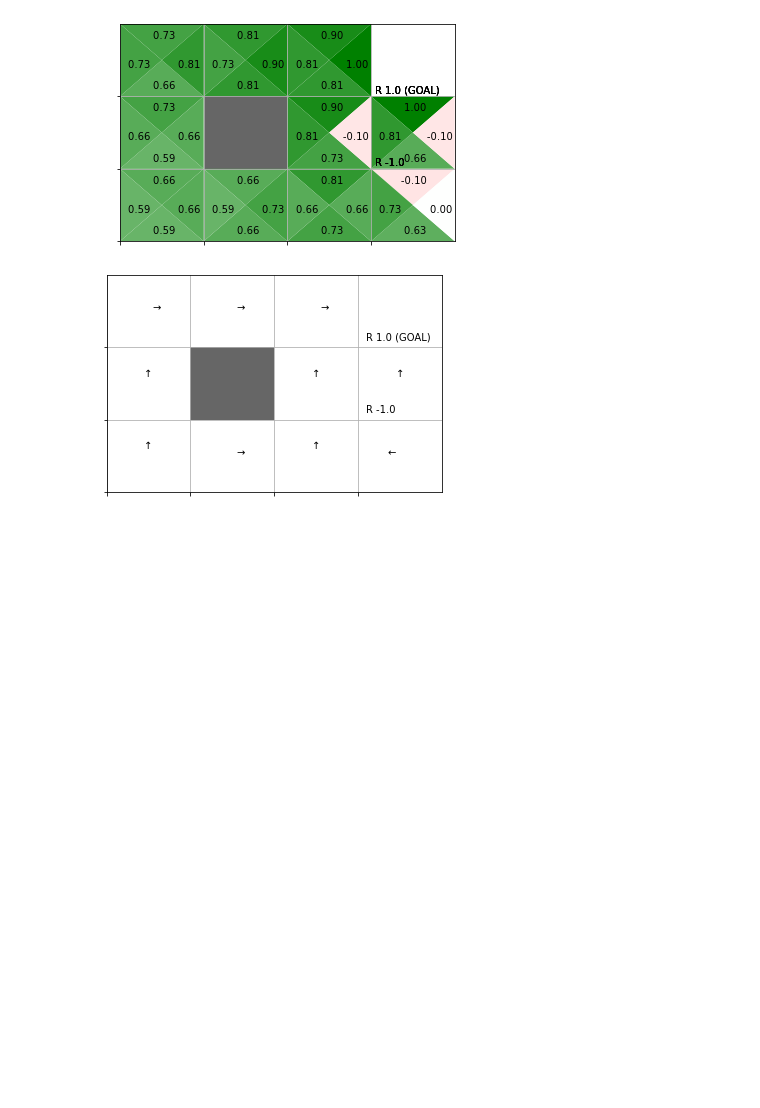
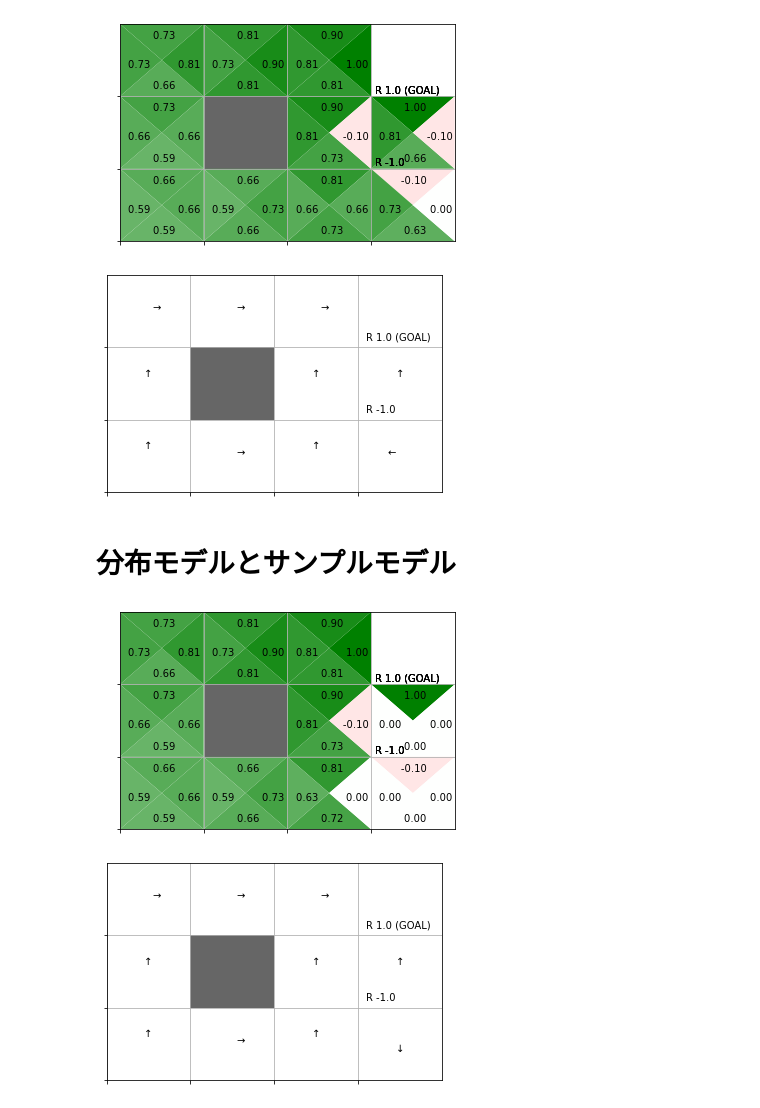
Before and after one commit to mlengineer19989/zero_DeepL4, a Jupyter notebook: deep-learning-from-scratch-4-master/ch06/practice_ch06.ipynb, the cells around one changed output. Cells and saved outputs as stored; diff of their text form; code cells hidden in the pictures; blank space fills up the shorter version.

```diff
--- a/deep-learning-from-scratch-4-master/ch06/practice_ch06.ipynb
+++ b/deep-learning-from-scratch-4-master/ch06/practice_ch06.ipynb
@@ -250,3 +250,5 @@ env.render_q(agent.Q)
 # %% [output]
 [figure]
 [figure]
+# %% [markdown]
+# 分布モデルとサンプルモデル
@@ -252,0 +274,53 @@ env.render_q(agent.Q)
+# %%
+from collections import defaultdict
+import numpy as np
+from common.gridworld import GridWorld
+from common.utils import greedy_probs
+
+#サンプルモデル版のQ学習
+class QLearningAgent_with_sample(QLearningAgent):
+    def __init__(self):
+        self.gamma = 0.9
+        self.alpha = 0.8
+        self.epsilon = 0.1
+        self.action_size = 4
+        self.Q = defaultdict(lambda: 0)
+
+    def get_action(self, state):
+        if np.random.rand() < self.epsilon:
+            return np.random.choice(self.action_size)
+        else:
+            qs = [self.Q[state, a] for a in range(self.action_size)]
+            return np.argmax(qs)
+
+    def update(self, state, action, reward, next_state, done):
+        if done:
+            next_q_max = 0
+        else:
+            next_qs = [self.Q[next_state, a] for a in range(self.action_size)]
+            next_q_max = max(next_qs)
+
+        target = reward + self.gamma * next_q_max
+        self.Q[state, action] += (target - self.Q[state, action]) * self.alpha
+
+
+env = GridWorld()
+agent = QLearningAgent_with_sample()
+
+episodes = 10000
+for episode in range(episodes):
+    state = env.reset()
+
+    while True:
+        action = agent.get_action(state)
+        next_state, reward, done = env.step(action)
+
+        agent.update(state, action, reward, next_state, done)
+        if done:
+            break
+        state = next_state
+
+env.render_q(agent.Q)
+# %% [output]
+[figure, added]
+[figure, added]
```
Also changed, not shown: parts of 2 cells of this notebook.
